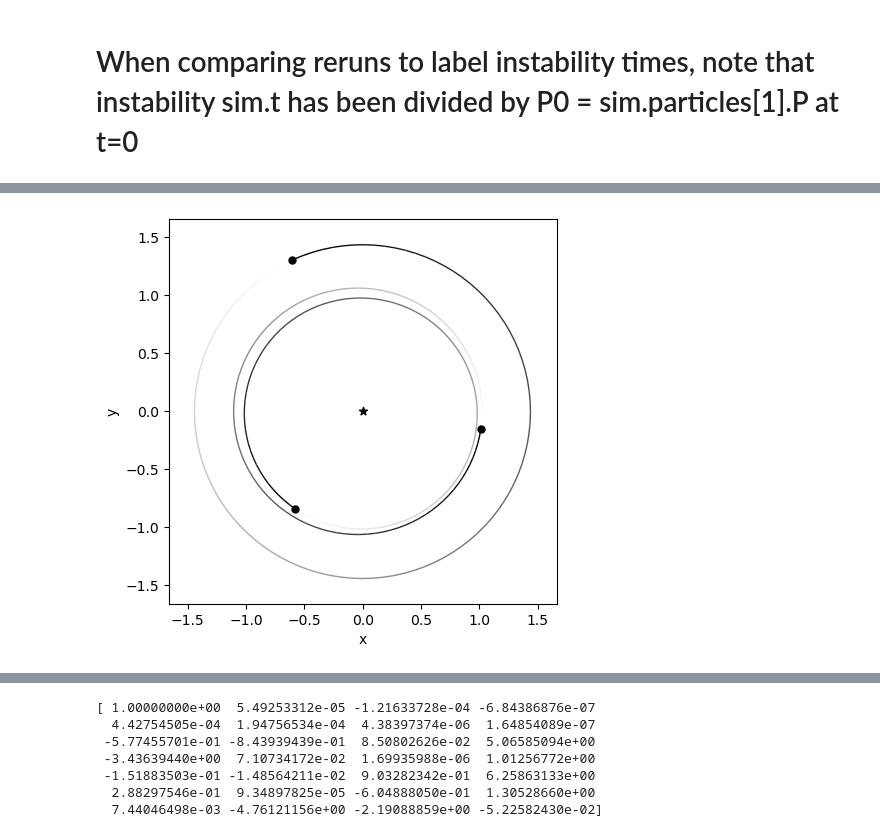
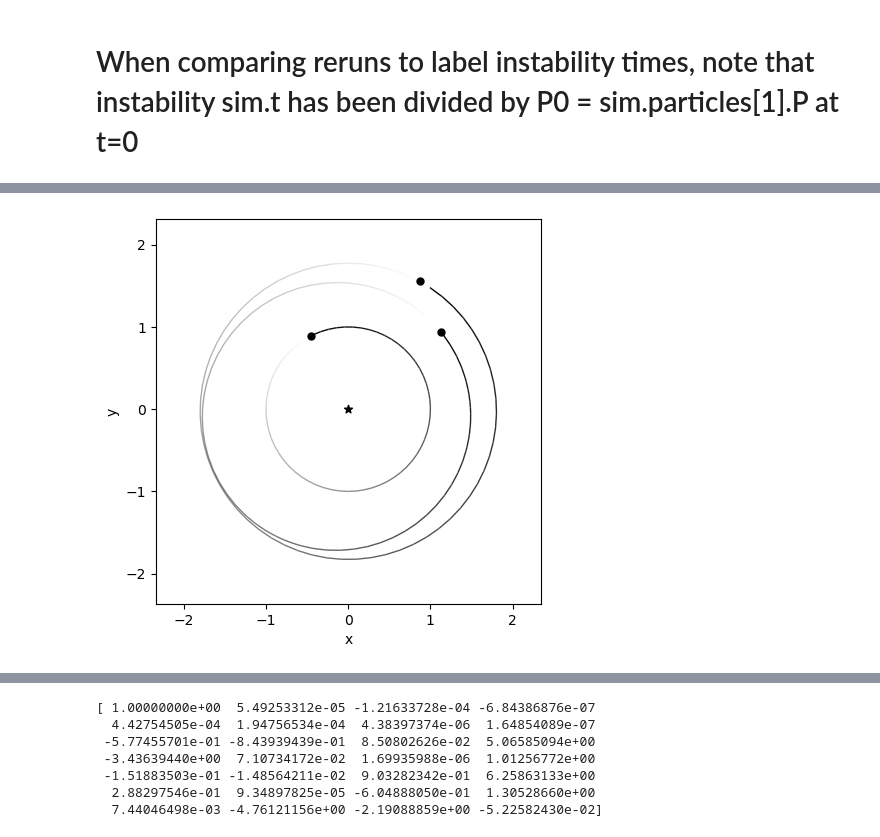
Before and after one commit to YolandaBa/spock, a Jupyter notebook: generate_training_data/simulationtesting.ipynb, the cells around one changed output, grey strips where cells are left out. Cells and saved outputs as stored; diff of their text form; code cells hidden in the pictures.

```diff
--- a/generate_training_data/simulationtesting.ipynb
+++ b/generate_training_data/simulationtesting.ipynb
@@ -45,9 +45,12 @@ import rebound
 datafolder = '/home/yba/spock/data/'
 Nout = 1729
 # %%
+#for random -testing
+# initial_condition_random
+# not sure what is generate new data
 # read one initial condition of specific planet
-sa = rebound.SimulationArchive(datafolder+'random/simulation_archives/runs/sa0000137.bin')# read the file
+sa = rebound.SimulationArchive(datafolder+'random/simulation_archives/runs/sa0000008.bin')# read the file
 sim2 = sa[0] # read the initial condition
 fig = rebound.OrbitPlot(sim2) #plot it first
 # %% [output]
-[figure, old version]
+[figure, new version]
```
Also changed, not shown: parts of 28 cells of this notebook, 17 other files.
